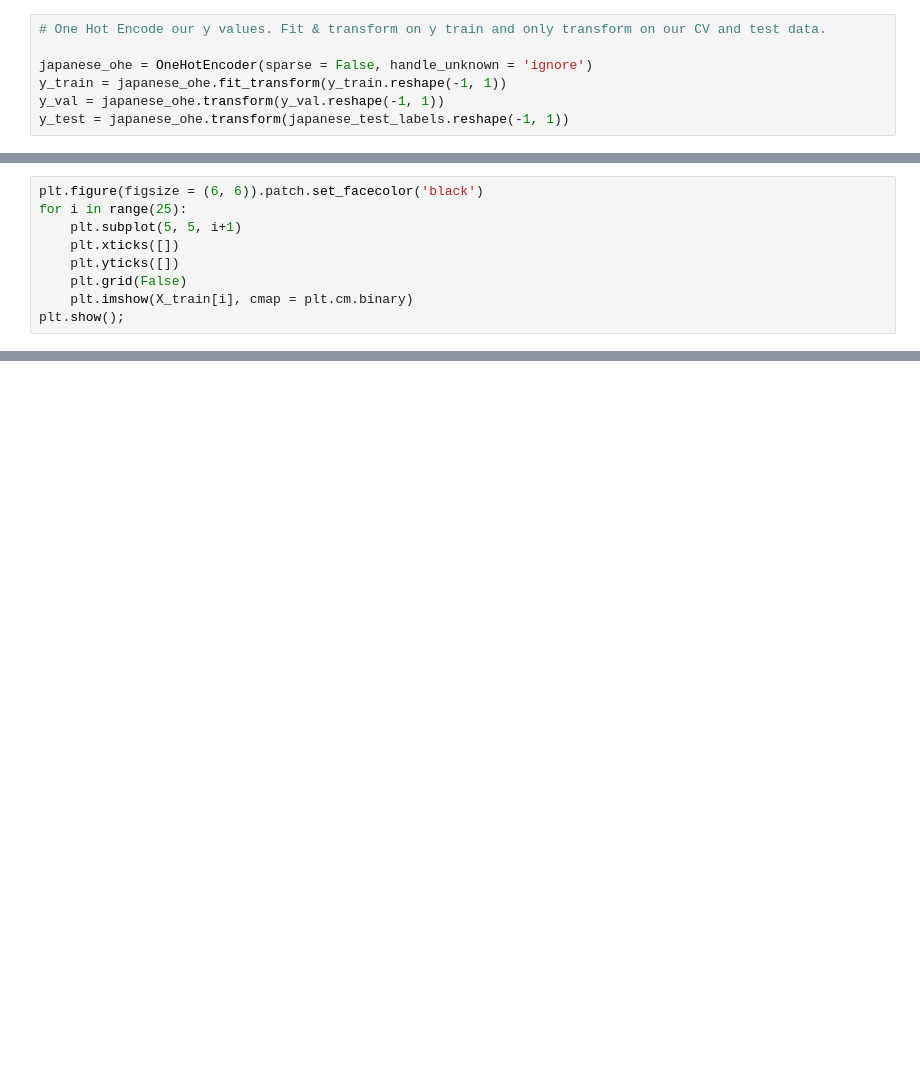
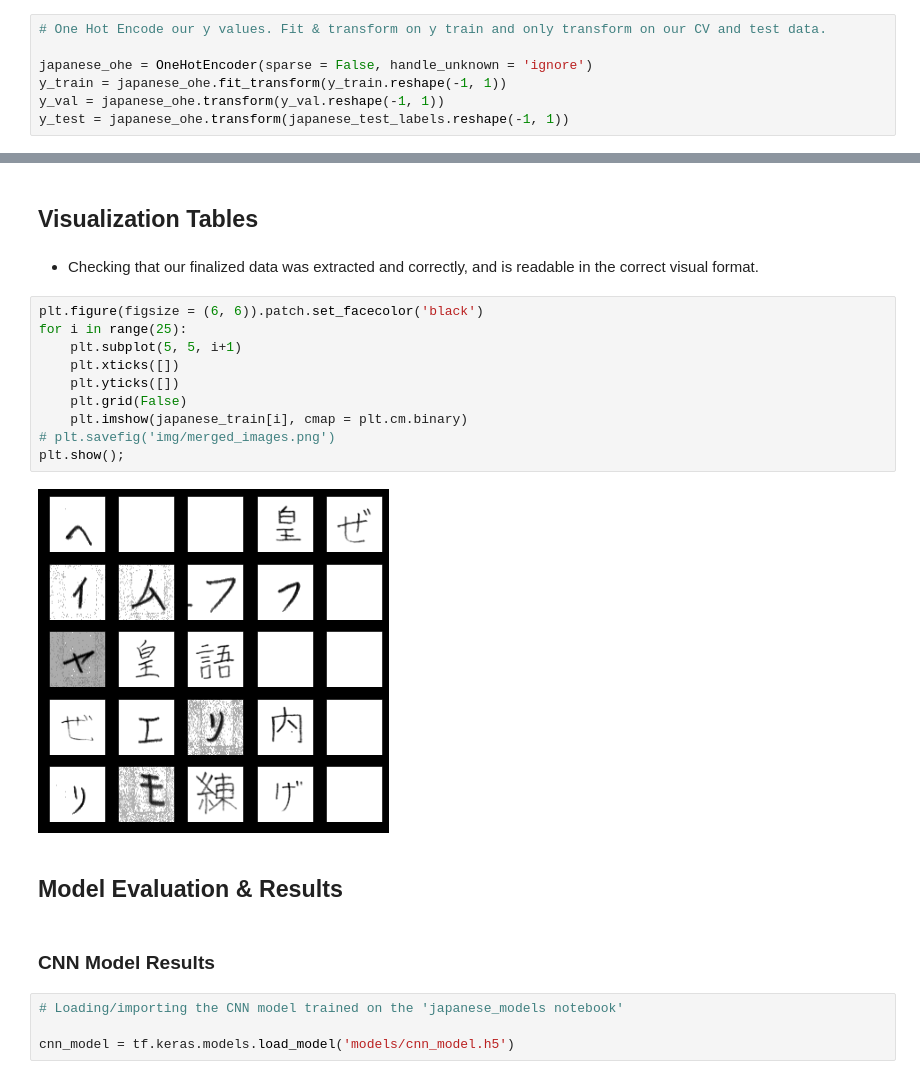
Before and after one commit to Mynusjanai/japanese_classification, a Jupyter notebook: japanese_classification.ipynb, the cells around one changed output, grey strips where cells are left out. Drawn from its saved outputs; the diff is of its cells as text; blank space fills up the shorter version.

```diff
--- a/japanese_classification.ipynb
+++ b/japanese_classification.ipynb
@@ -422,9 +392,0 @@ X_test.shape
-# %%
-plt.figure(figsize = (6, 6)).patch.set_facecolor('black')
-for i in range(25):
-    plt.subplot(5, 5, i+1)
-    plt.xticks([])
-    plt.yticks([])
-    plt.grid(False)
-    plt.imshow(X_train[i], cmap = plt.cm.binary)
-plt.show();
@@ -496,0 +418,24 @@ We acheived a test accuracy of 0.9973% on our CNN model for our Japanese dataset
+# %% [markdown]
+## Visualization Tables
+# %% [markdown]
+- Checking that our finalized data was extracted and correctly, and is readable in the correct visual format.
+# %%
+plt.figure(figsize = (6, 6)).patch.set_facecolor('black')
+for i in range(25):
+    plt.subplot(5, 5, i+1)
+    plt.xticks([])
+    plt.yticks([])
+    plt.grid(False)
+    plt.imshow(japanese_train[i], cmap = plt.cm.binary)
+# plt.savefig('img/merged_images.png')
+plt.show();
+# %% [output]
+[figure, added]
+# %% [markdown]
+## Model Evaluation & Results
+# %% [markdown]
+### CNN Model Results
+# %%
+# Loading/importing the CNN model trained on the 'japanese_models notebook'
+
+cnn_model = tf.keras.models.load_model('models/cnn_model.h5')
```
Also changed, not shown: parts of 36 cells of this notebook, 19 other files.
